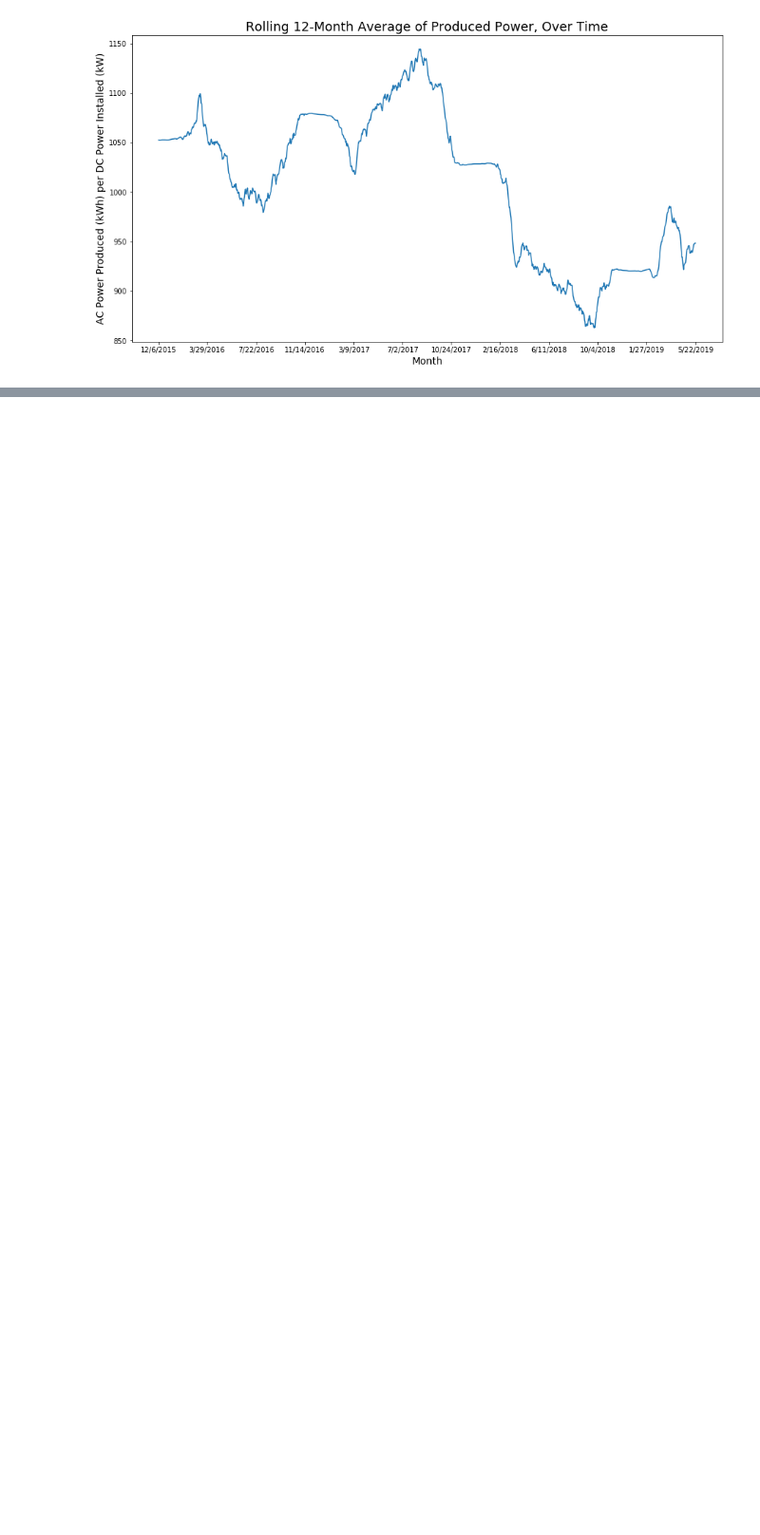
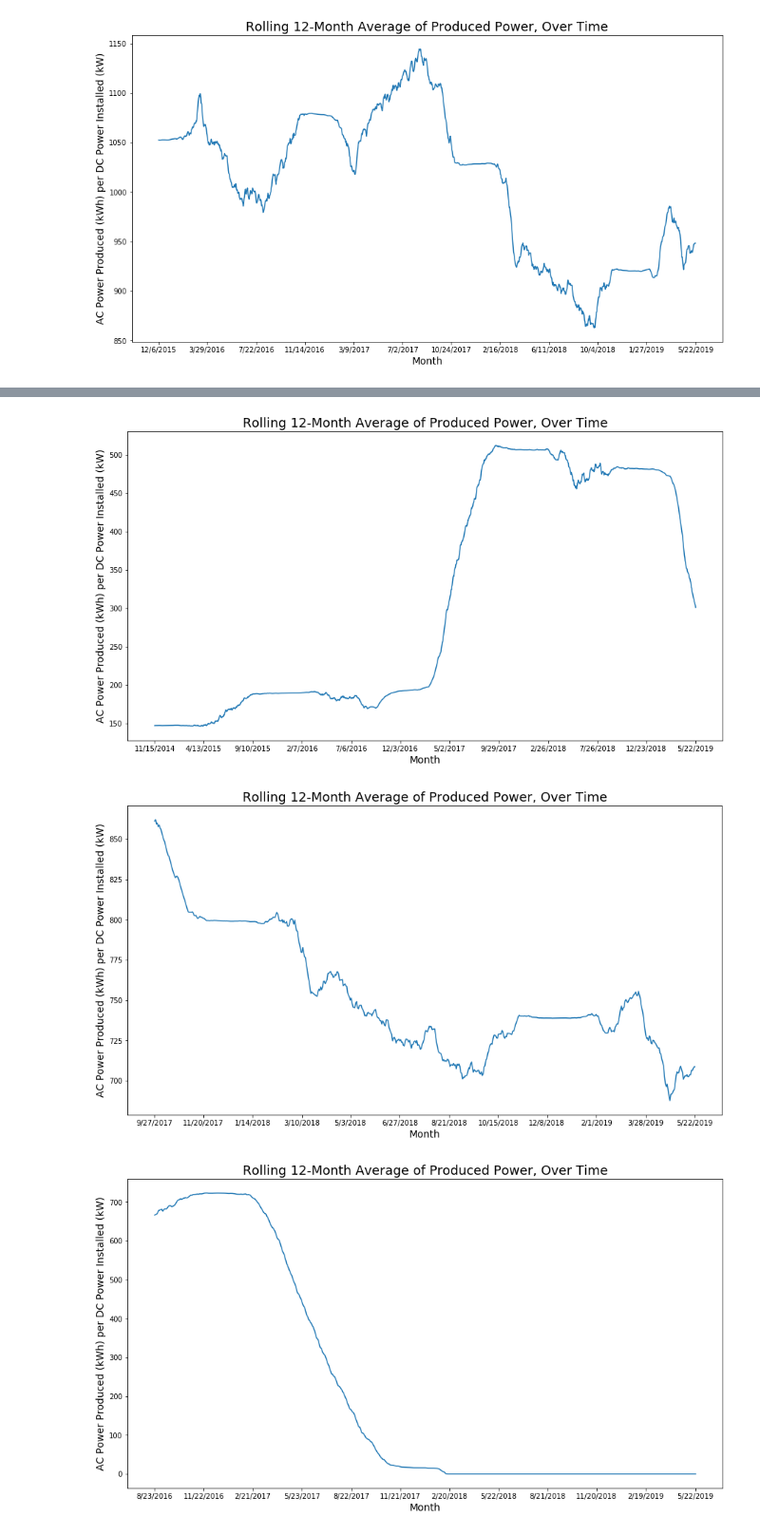
Before and after one commit to acep-uaf/ACEP_solar, a Jupyter notebook: GEGU/new_data.ipynb, the cells around one changed output, grey strips where cells are left out. Shown at 95% size. Cells and saved outputs as stored; diff of their text form; code cells hidden in the pictures; blank space fills up the shorter version.

```diff
--- a/GEGU/new_data.ipynb
+++ b/GEGU/new_data.ipynb
@@ -94,0 +184,18 @@ plt.show()
+# %%
+
+figure(Davis)
+figure(Deer)
+figure(Dukeminier)
+figure(FireweedBusCenter)
+figure(GenaTran)
+figure(Grubis)
+figure(Hall)
+figure(jorgenson)
+figure(Kogl)
+figure(RonLevy)
+figure(SolarFox)
+figure(Wiessman_Fairbanks)
+# %% [output]
+[figure, added]
+[figure, added]
+[figure, added]
```
Also changed, not shown: parts of 16 cells of this notebook.
